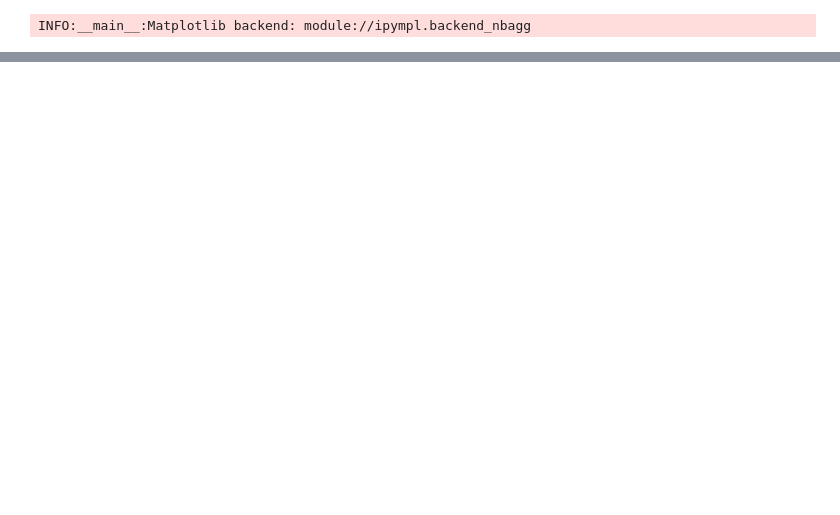
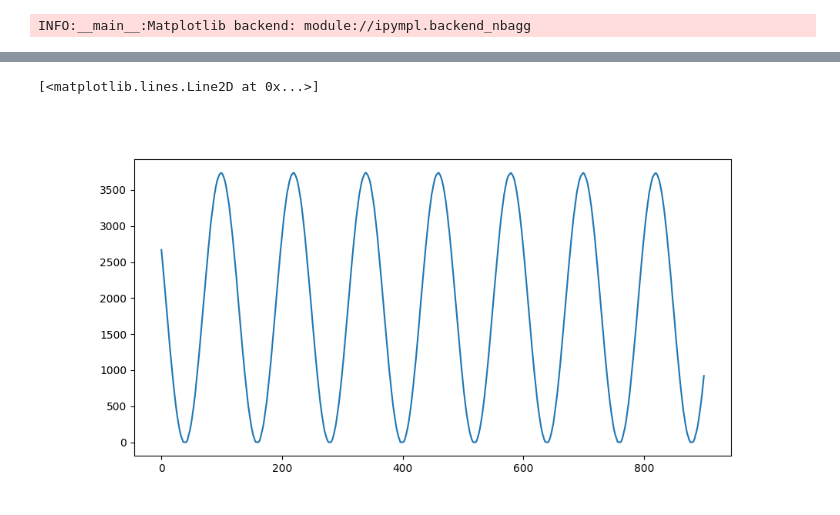
Before and after one commit to AI-Gruppe/ai-internal_datenauswertung-praktikum_sw, a Jupyter notebook: compiled/example_file_handler.ipynb, the cells around one changed output, grey strips where cells are left out. Saved outputs shown, nothing was run; the diff lists cells and outputs as text; code cells hidden in the pictures; blank space fills up the shorter version.

```diff
--- a/compiled/example_file_handler.ipynb
+++ b/compiled/example_file_handler.ipynb
@@ -143,3 +243,17 @@ fig.tight_layout()
+# %%
+filepath = "./data/scopedata-1_1"
+
+if isnotebook():
+    filepath = os.path.join(parentdir, filepath)
+
+data, metadata = fh.get_omni_v1_data(filepath, path_calib_data=None)
+# %%
+fig, ax = plt.subplots(nrows=1, figsize=(10, 5), sharex=True)
+
+ax.plot(data[100:1000], label="CH1")
+# %% [output]
+[<matplotlib.lines.Line2D at 0x...>]
+[figure, added]
 # %%
 if not isnotebook():
     plt.show()
```
Also changed, not shown: parts of 22 cells of this notebook, 2 other files.
